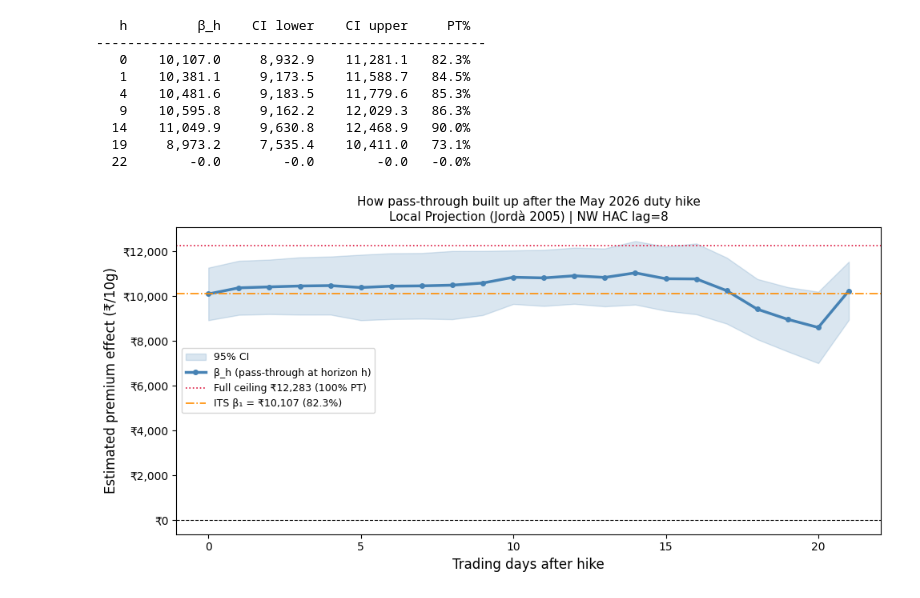
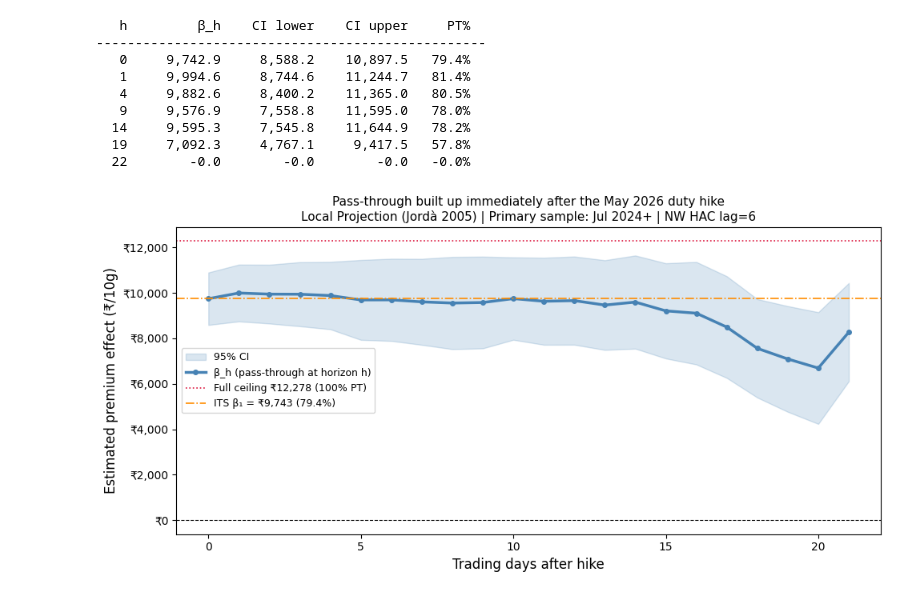
Before and after one commit to OlixIgnacious/gold-policy-project, a Jupyter notebook: notebooks/03_causal.ipynb, the cells around one changed output. Cells and saved outputs as stored; diff of their text form; code cells hidden in the pictures.

```diff
--- a/notebooks/03_causal.ipynb
+++ b/notebooks/03_causal.ipynb
@@ -183,7 +140,0 @@ strong multicollinearity or other numerical problems.
-# %%
-mean_ceiling = post['ceiling'].mean()
-pass_through = m3.params['post_hike'] / mean_ceiling * 100
-
-print(f'β₁:                 ₹{m3.params["post_hike"]:,.1f}')
-print(f'Mean ceiling:       ₹{mean_ceiling:,.1f}')
-print(f'Pass-through:       {pass_through:.1f}%')
@@ -227,11 +200,14 @@ Pass-through (Model 3): 82.3% of mean duty ceiling (₹12,283)
 # %%
+# Cell 8 — Local Projection (Jordà 2005)
 lp_results = []
 
-X_lp  = sm.add_constant(its_clean[['post_hike','t','delta_Gold_USD','delta_FX']]).reset_index(drop=True)
-y_lp  = its_clean['domestic_premium'].reset_index(drop=True)
+X_lp = sm.add_constant(
+    its_primary[['post_hike','t','delta_Gold_USD','delta_FX']]
+).reset_index(drop=True)
+y_lp = its_primary['domestic_premium'].reset_index(drop=True)
 
 for h in range(31):
-    y_h  = y_lp.shift(-h)                              # shift outcome forward by h
+    y_h  = y_lp.shift(-h)
     mask = y_h.notna() & X_lp.notna().all(axis=1)
 
     if mask.sum() < 30:
@@ -241,55 +217,54 @@ for h in range(31):
     res = sm.OLS(y_h[mask], X_lp[mask]).fit(cov_type='HAC', cov_kwds={'maxlags': NW_LAG})
     ci  = res.conf_int().loc['post_hike']
     lp_results.append({'h': h,
-                        'beta':  res.params['post_hike'],
-                        'ci_lo': ci[0],
-                        'ci_hi': ci[1],
-                        'n':     mask.sum()})
+                       'beta':  res.params['post_hike'],
+                       'ci_lo': ci[0],
+                       'ci_hi': ci[1],
+                       'n':     mask.sum()})
 
 lp = pd.DataFrame(lp_results)
 
-# Print key horizons
 print(f'{"h":>4}  {"β_h":>10}  {"CI lower":>10}  {"CI upper":>10}  {"PT%":>6}')
 print('-' * 50)
 for _, row in lp[lp['h'].isin([0,1,4,9,14,19,22])].iterrows():
-    pt = row['beta'] / mean_ceiling * 100
-    print(f'{int(row["h"]):>4}  {row["beta"]:>10,.1f}  {row["ci_lo"]:>10,.1f}  {row["ci_hi"]:>10,.1f}  {pt:>5.1f}%')
+    pt_h = row['beta'] / mean_ceiling * 100
+    print(f'{int(row["h"]):>4}  {row["beta"]:>10,.1f}  {row["ci_lo"]:>10,.1f}  {row["ci_hi"]:>10,.1f}  {pt_h:>5.1f}%')
 # %% [output]
    h         β_h    CI lower    CI upper     PT%
 --------------------------------------------------
-   0    10,107.0     8,932.9    11,281.1   82.3%
-   1    10,381.1     9,173.5    11,588.7   84.5%
-   4    10,481.6     9,183.5    11,779.6   85.3%
-   9    10,595.8     9,162.2    12,029.3   86.3%
-  14    11,049.9     9,630.8    12,468.9   90.0%
-  19     8,973.2     7,535.4    10,411.0   73.1%
+   0     9,742.9     8,588.2    10,897.5   79.4%
+   1     9,994.6     8,744.6    11,244.7   81.4%
+   4     9,882.6     8,400.2    11,365.0   80.5%
+   9     9,576.9     7,558.8    11,595.0   78.0%
+  14     9,595.3     7,545.8    11,644.9   78.2%
+  19     7,092.3     4,767.1     9,417.5   57.8%
   22        -0.0        -0.0        -0.0   -0.0%
 # %%
+# Cell 9 — LP plot
 lp_plot = lp[(lp['beta'].notna()) & (lp['h'] <= 21)].copy()
 
 fig, ax = plt.subplots(figsize=(10, 5))
 
 ax.fill_between(lp_plot['h'], lp_plot['ci_lo'], lp_plot['ci_hi'],
                 alpha=0.2, color='steelblue', label='95% CI')
-
 ax.plot(lp_plot['h'], lp_plot['beta'],
         color='steelblue', linewidth=2.5,
         marker='o', markersize=4, label='β_h (pass-through at horizon h)')
 
 ax.axhline(0, color='black', linewidth=0.8, linestyle='--')
 ax.axhline(mean_ceiling, color='crimson', linewidth=1.2, linestyle=':',
            label=f'Full ceiling ₹{mean_ceiling:,.0f} (100% PT)')
-ax.axhline(m3.params['post_hike'], color='darkorange', linewidth=1.2, linestyle='-.',
-           label=f'ITS β₁ = ₹{m3.params["post_hike"]:,.0f} (82.3%)')
+ax.axhline(beta1, color='darkorange', linewidth=1.2, linestyle='-.',
+           label=f'ITS β₁ = ₹{beta1:,.0f} ({pt:.1f}%)')
 
 ax.set_xlabel('Trading days after hike', fontsize=12)
 ax.set_ylabel('Estimated premium effect (₹/10g)', fontsize=12)
-ax.set_title('How pass-through built up after the May 2026 duty hike\n'
-             'Local Projection (Jordà 2005) | NW HAC lag=8', fontsize=11)
+ax.set_title('Pass-through built up immediately after the May 2026 duty hike\n'
+             'Local Projection (Jordà 2005) | Primary sample: Jul 2024+ | NW HAC lag=6', fontsize=11)
 ax.yaxis.set_major_formatter(mticker.FuncFormatter(lambda x, _: f'₹{x:,.0f}'))
 ax.legend(fontsize=9)
 plt.tight_layout()
 plt.savefig('../charts/fig_lp_impulse_response.png', dpi=150, bbox_inches='tight')
 plt.show()
 # %% [output]
-[figure, old version]
+[figure, new version]
```
Also changed, not shown: parts of 18 cells of this notebook, 3 other files.
